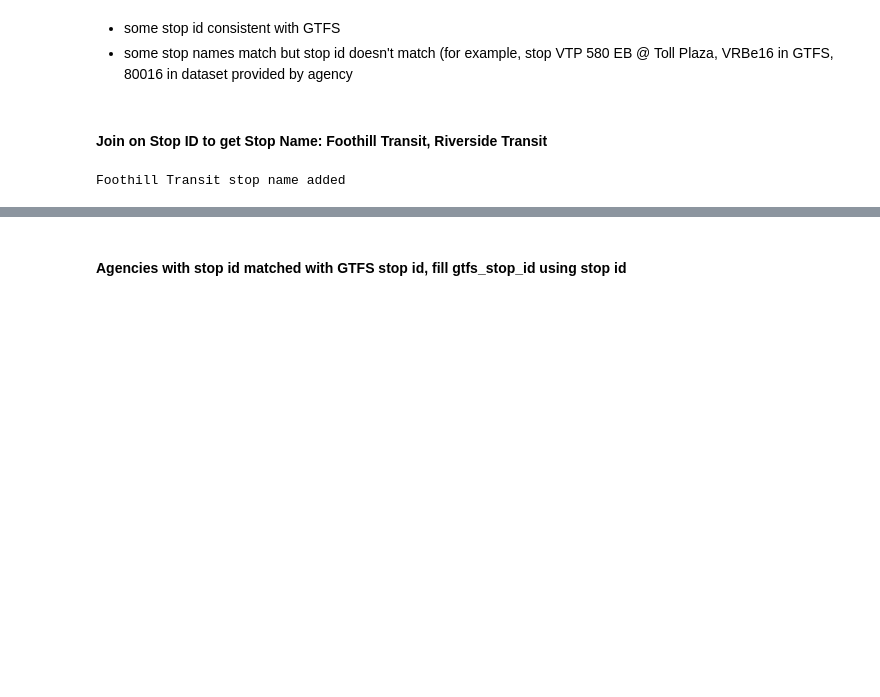
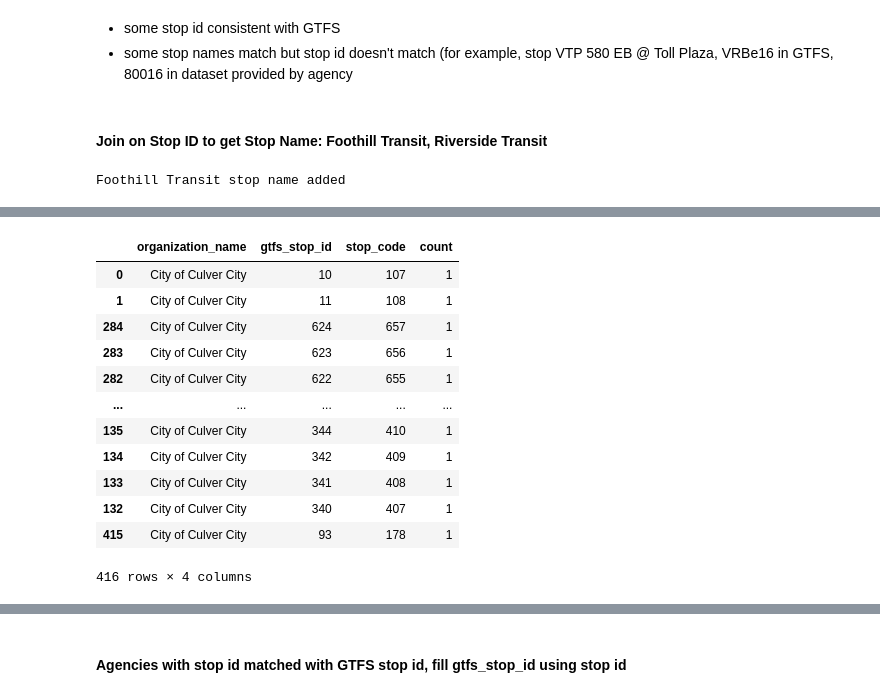
Before and after one commit to cal-itp/transit-ridership-analytics, a Jupyter notebook: Dimension_enrichment.ipynb, the cells around one changed output, grey strips where cells are left out. Cells and saved outputs as stored; diff of their text form; code cells hidden in the pictures; blank space fills up the shorter version.

```diff
--- a/Dimension_enrichment.ipynb
+++ b/Dimension_enrichment.ipynb
@@ -184,7 +188,7 @@ df_gtfs.head()
 today = date.today().strftime("%Y-%m-%d")
 df_gtfs.to_csv(f"GTFS/gtfs_output_{today}.csv", index=False) # save a copy
 # %%
-df_gtfs = pd.read_csv("GTFS/gtfs_output_2026-01-07.csv")
+# df_gtfs = pd.read_csv("GTFS/gtfs_output_2026-01-07.csv")
 # %%
 # remove "R" in stop id string for Santa Cruz
 df_gtfs.loc[df_gtfs["organization_name"] == "Santa Cruz Metropolitan Transit District", "stop_id"] = df_gtfs.loc[df_gtfs["organization_name"] == "Santa Cruz Metropolitan Transit District", "stop_id"].astype(str).str.strip().str.replace(r"R$", "", regex=True)
@@ -820,0 +867,17 @@ t_df[t_df["stop_lat"].isna()][["stop_name", "stop_lat", "stop_lon"]].drop_duplic
+# %%
+cc_gtfs = df_gtfs.loc[df_gtfs["organization_name"] == "City of Culver City"][["organization_name", "gtfs_stop_id", "stop_code", "stop_lat", "stop_lon"]].drop_duplicates()
+cc_gtfs.groupby(["organization_name", "gtfs_stop_id", "stop_code"]).size().reset_index(name="count").sort_values(by="count", ascending=False)
+# %% [output]
+|  | organization_name | gtfs_stop_id | stop_code | count |
+| 0 | City of Culver City | 10 | 107 | 1 |
+| 1 | City of Culver City | 11 | 108 | 1 |
+| 284 | City of Culver City | 624 | 657 | 1 |
+| 283 | City of Culver City | 623 | 656 | 1 |
+| 282 | City of Culver City | 622 | 655 | 1 |
+| ... | ... | ... | ... | ... |
+| 135 | City of Culver City | 344 | 410 | 1 |
+| 134 | City of Culver City | 342 | 409 | 1 |
+| 133 | City of Culver City | 341 | 408 | 1 |
+| 132 | City of Culver City | 340 | 407 | 1 |
+| 415 | City of Culver City | 93 | 178 | 1 |
+416 rows × 4 columns
```
Also changed, not shown: parts of 30 cells of this notebook, 24 other files.
